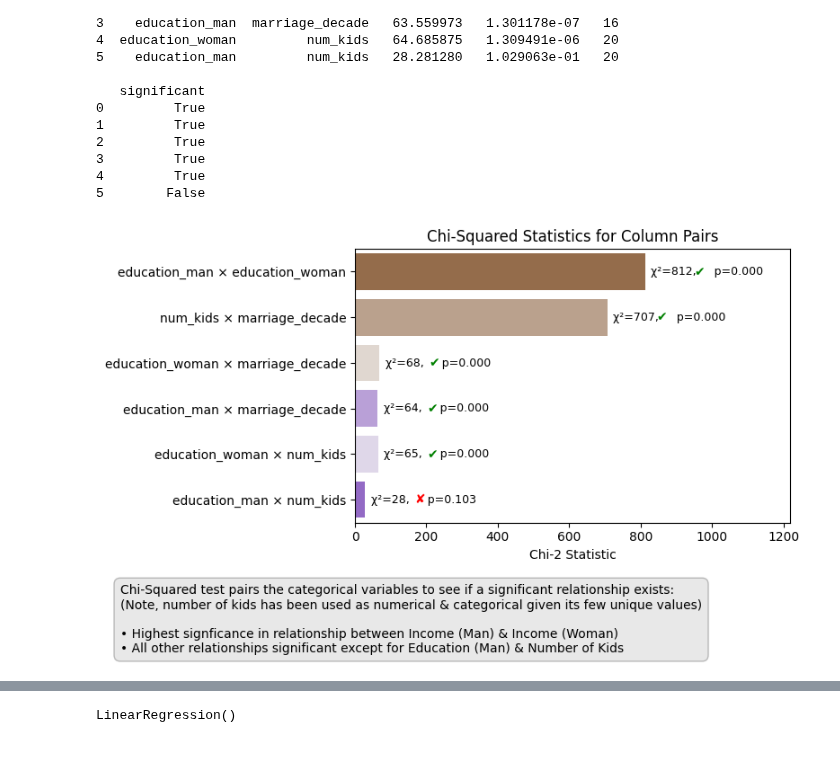
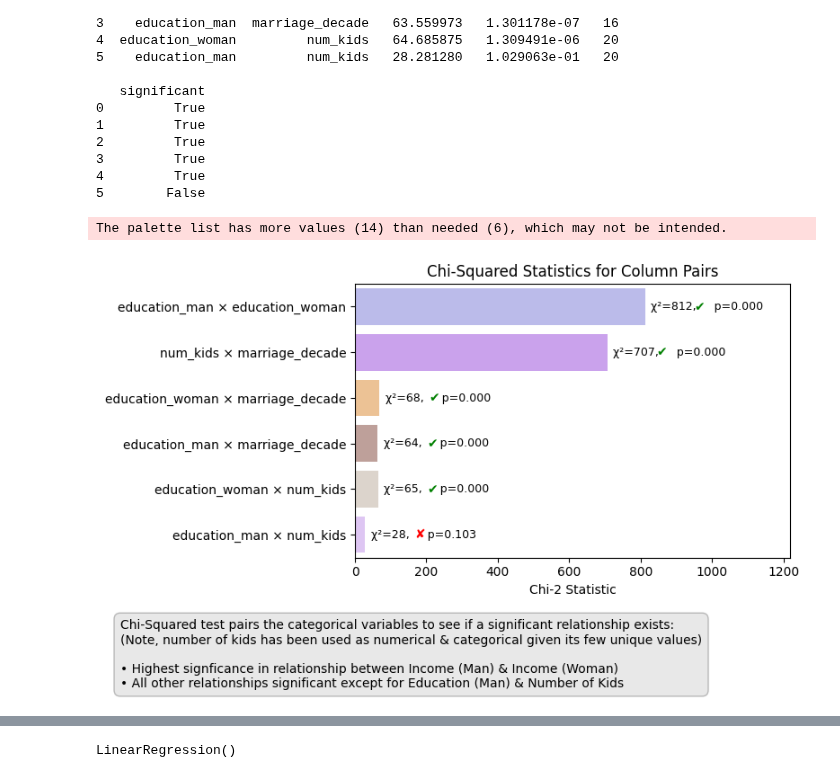
Before and after one commit to lindsayalexandra14/ds_portfolio, a Jupyter notebook: 1_projects/data_visualization/python_eda/divorce/divorce_eda.ipynb, the cells around one changed output, grey strips where cells are left out. Drawn from its saved outputs; the diff is of its cells as text; code cells hidden in the pictures.

```diff
--- a/1_projects/data_visualization/python_eda/divorce/divorce_eda.ipynb
+++ b/1_projects/data_visualization/python_eda/divorce/divorce_eda.ipynb
@@ -354,3 +350,20 @@ custom_palette = [
+# %%
+custom_palette = [
+    '#dfbefb',
+    '#C49C94',
+    '#dfd4c9',
+    '#FAC287',
+    '#cb95f9',
+    '#B3B3F2',
+    '#895b3a',
+    '#8383F7',
+    '#C2C8FF',
+    '#e7dbf3',
+    '#CACACC',
+    '#C0F0EF',
+    '#101827',
+    '#1bc2bb'
+]
 # %%
 sns.palplot(custom_palette)
 plt.show()
@@ -712,8 +727,8 @@ chi_squared_df['pair'] = chi_squared_df['feature_1'] + " × " + chi_squared_df['
 plt.figure(figsize=(8, max(4, 0.3*len(chi_squared_df))))  # dynamic height
 
 # Custom palette
-palette = sns.diverging_palette(280, 40, s=70, l=50, n=len(chi_squared_df), as_cmap=False)
-
+# palette = sns.diverging_palette(280, 40, s=70, l=50, n=len(chi_squared_df), as_cmap=False)
+palette=custom_palette
 # Horizontal barplot
 ax = sns.barplot(
     data=chi_squared_df,
@@ -751,34 +766,35 @@ for i, row in chi_squared_df.iterrows():
         ha='left',
         fontsize=10,
         color=sig_color,
         fontweight='bold'
     )
     ax.set_xlim(0, chi_squared_df['chi2_stat'].max() * 1.5)
 
 # Caption
 plt.figtext(
     0.04, -0.21,
     "Chi-Squared test pairs the categorical variables to see if a significant relationship exists:\n"
     "(Note, number of kids has been used as numerical & categorical given its few unique values)\n"
     "\n"
     "• Highest signficance in relationship between Income (Man) & Income (Woman)\n"
     "• All other relationships significant except for Education (Man) & Number of Kids",
     fontsize=10,
     color='black',
     wrap=True,
     horizontalalignment='left',
     bbox=dict(facecolor='lightgray', alpha=0.5, edgecolor='gray', boxstyle='round,pad=0.5')
 )
 
 # Labels and layout
 plt.title('Chi-Squared Statistics for Column Pairs')
 plt.xlabel('Chi-2 Statistic')
 plt.ylabel('')
 plt.tight_layout()
 plt.legend().remove()
 plt.show()
 # %% [output]
+The palette list has more values (14) than needed (6), which may not be intended.
-[figure, old version]
+[figure, new version]
 # %% [markdown]
 ![Alt text](https://github.com/lindsayalexandra14/ds_portfolio/raw/main/2_images/templates/notebook/headers/beige/Linear%20Regression.png)
 # %%
```
Also changed, not shown: parts of 7 cells of this notebook.
